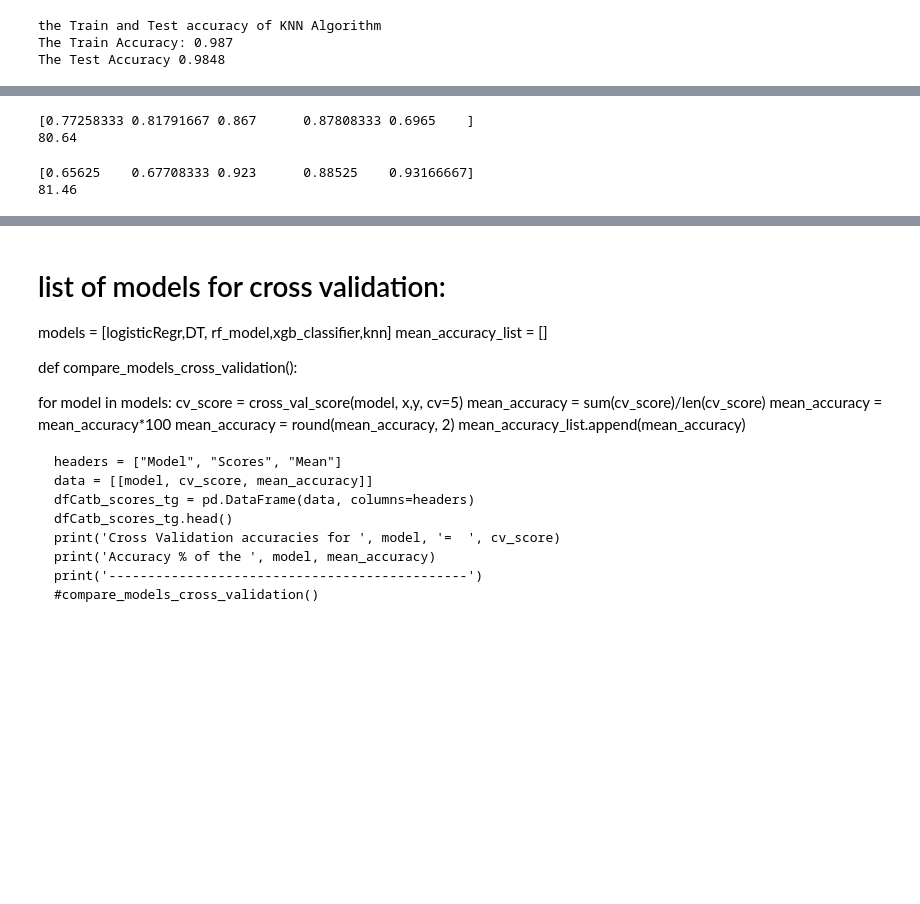
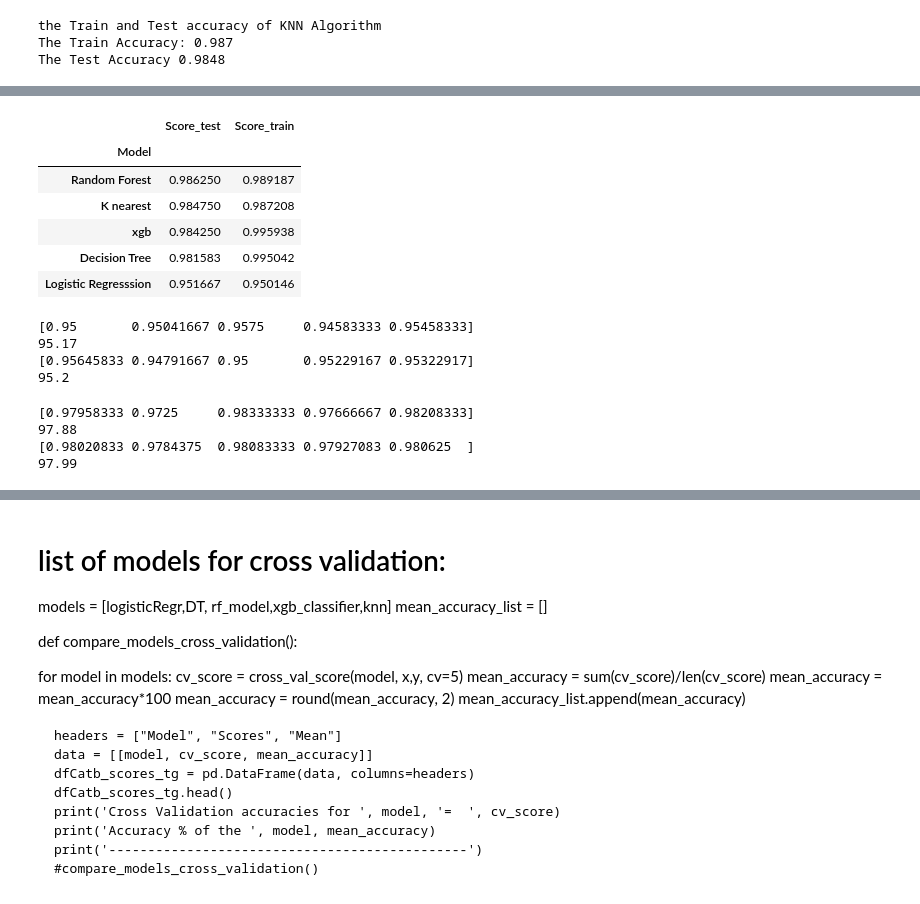
Before and after one commit to krish0195/ml_end_to-_end, a Jupyter notebook: ml_workfile_processed_data_.ipynb, the cells around one changed output, grey strips where cells are left out. Drawn from its saved outputs; the diff is of its cells as text; code cells hidden in the pictures; blank space fills up the shorter version.

```diff
--- a/ml_workfile_processed_data_.ipynb
+++ b/ml_workfile_processed_data_.ipynb
@@ -254,3 +254,21 @@ Accuracy      0.95   0.9517     0.995   0.9817    0.9895   0.9868      0.996
+# %%
+#mean_accuracy_list
+results_before_cv = pd.DataFrame({
+    'Model': ['Logistic Regresssion', 'Decision Tree', 'Random Forest','K nearest',"xgb"],
+    'Score_test': [lr_test_accuracy, DT_test_accuracy, RF_test_accuracy,KNN_test_accuracy,XGB_test_accuracy],
+    'Score_train': [lr_train_accuracy, DT_train_accuracy, RF_train_accuracy,KNN_train_accuracy,XGB_train_accuracy]})
+results_before_cv = results_before_cv.sort_values(by='Score_test', ascending=False)
+
+results_before_cv = results_before_cv.set_index('Model')
+results_before_cv.head(9)
+# %% [output]
+|  | Score_test | Score_train |
+| Model |  |  |
+| Random Forest | 0.986250 | 0.989187 |
+| K nearest | 0.984750 | 0.987208 |
+| xgb | 0.984250 | 0.995938 |
+| Decision Tree | 0.981583 | 0.995042 |
+| Logistic Regresssion | 0.951667 | 0.950146 |
 # %%
 #Since we have overfit issue we tried the below to remove the overfitting
 #1- Cross validation:Best Model Selection:
@@ -262,30 +280,56 @@ Accuracy      0.95   0.9517     0.995   0.9817    0.9895   0.9868      0.996
                                                                #1.Cross validation
 # %%
  #1)CROSS VALIDATION-Logistic Regresssion
+
+# Test
 logisticRegr = LogisticRegression()
 from sklearn.model_selection import cross_val_score
-cv_score_lr = cross_val_score(logisticRegr, x, y, cv=5)
-print(cv_score_lr)
-mean_accuracy_lr = sum(cv_score_lr)/len(cv_score_lr)
+cv_score_lr_test = cross_val_score(logisticRegr, x_test, y_test, cv=5)
+print(cv_score_lr_test)
+mean_accuracy_lr = sum(cv_score_lr_test)/len(cv_score_lr_test)
 mean_accuracy_lr = mean_accuracy_lr*100
 mean_accuracy_lr = round(mean_accuracy_lr, 2)
 print(mean_accuracy_lr)
+
+#train
+cv_score_lr_train = cross_val_score(logisticRegr, x_train, y_train, cv=5)
+print(cv_score_lr_train)
+mean_accuracy_lr_train = sum(cv_score_lr_train)/len(cv_score_lr_test)
+mean_accuracy_lr_train = mean_accuracy_lr_train*100
+mean_accuracy_lr_train = round(mean_accuracy_lr_train, 2)
+print(mean_accuracy_lr_train)
 # %% [output]
-[0.77258333 0.81791667 0.867      0.87808333 0.6965    ]
-80.64
+[0.95       0.95041667 0.9575     0.94583333 0.95458333]
+95.17
+[0.95645833 0.94791667 0.95       0.95229167 0.95322917]
+95.2
 # %%
  #2)CROSS VALIDATION-Decision Tree
+
+ #Test
 from sklearn.model_selection import cross_val_score
 from sklearn.tree import DecisionTreeClassifier
 DT = DecisionTreeClassifier(random_state= 101)
-cv_score_dt = cross_val_score(DT, x, y, cv=5)
-print(cv_score_dt)
-mean_accuracy_dt = sum(cv_score_dt)/len(cv_score_dt)
+cv_score_dt_test = cross_val_score(DT, x_test, y_test, cv=5)
+print(cv_score_dt_test)
+mean_accuracy_dt = sum(cv_score_dt_test)/len(cv_score_dt_test)
 mean_accuracy_dt = mean_accuracy_dt*100
 mean_accuracy_dt = round(mean_accuracy_dt, 2)
 print(mean_accuracy_dt)
+
+
+#Train
+
+cv_score_dt_train = cross_val_score(DT, x_train, y_train, cv=5)
+print(cv_score_dt_train)
+mean_accuracy_dt_train = sum(cv_score_dt_train)/len(cv_score_dt_train)
+mean_accuracy_dt_train = mean_accuracy_dt_train*100
+mean_accuracy_dt_train = round(mean_accuracy_dt_train, 2)
+print(mean_accuracy_dt_train)
 # %% [output]
-[0.65625    0.67708333 0.923      0.88525    0.93166667]
-81.46
+[0.97958333 0.9725     0.98333333 0.97666667 0.98208333]
+97.88
+[0.98020833 0.9784375  0.98083333 0.97927083 0.980625  ]
+97.99
 # %%
  #3)CROSS VALIDATION-Random Forest
```
Also changed, not shown: parts of 25 cells of this notebook.
